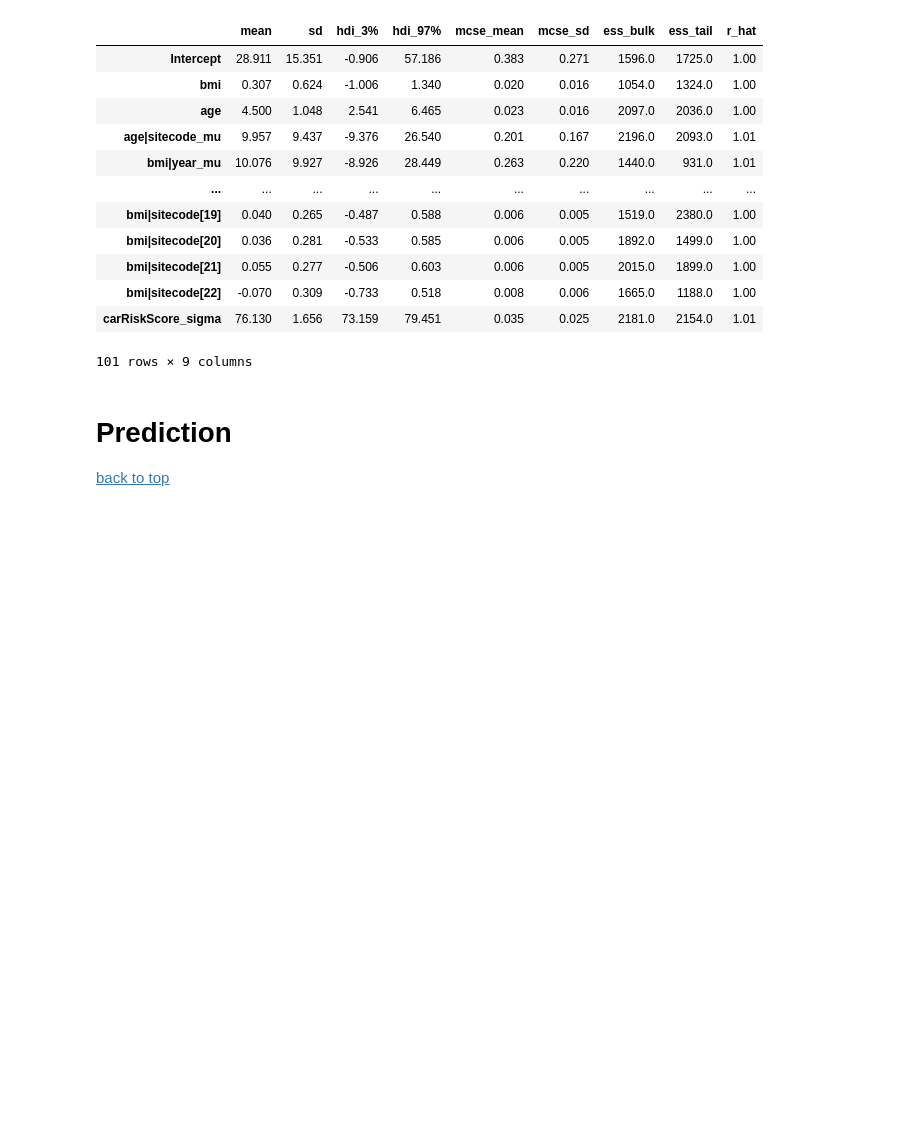
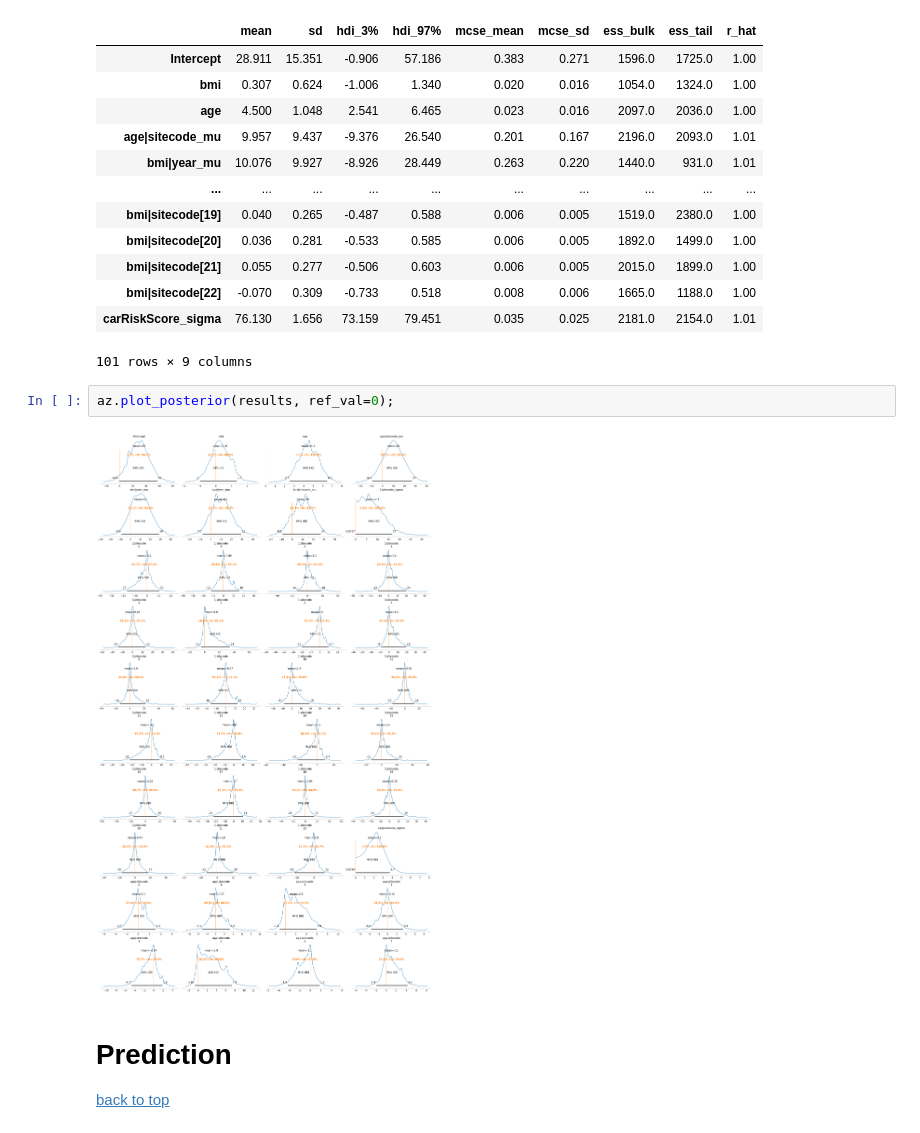
Before and after one commit to brodyee/STATS551_Project, a Jupyter notebook: modeling/jamesModeling.ipynb, the cells around one changed output. Cells and saved outputs as stored; diff of their text form; blank space fills up the shorter version.

Commit message:
James's added posterior results

```diff
--- a/modeling/jamesModeling.ipynb
+++ b/modeling/jamesModeling.ipynb
@@ -127,6 +127,10 @@ az.summary(results)
 | bmi|sitecode[22] | -0.070 | 0.309 | -0.733 | 0.518 | 0.008 | 0.006 | 1665.0 | 1188.0 | 1.00 |
 | carRiskScore_sigma | 76.130 | 1.656 | 73.159 | 79.451 | 0.035 | 0.025 | 2181.0 | 2154.0 | 1.01 |
 101 rows × 9 columns
+# %%
+az.plot_posterior(results, ref_val=0);
+# %% [output]
+[figure, added]
 # %% [markdown]
 # Prediction<a class="anchor" id="prediction"></a>
 [back to top](#content)
```
